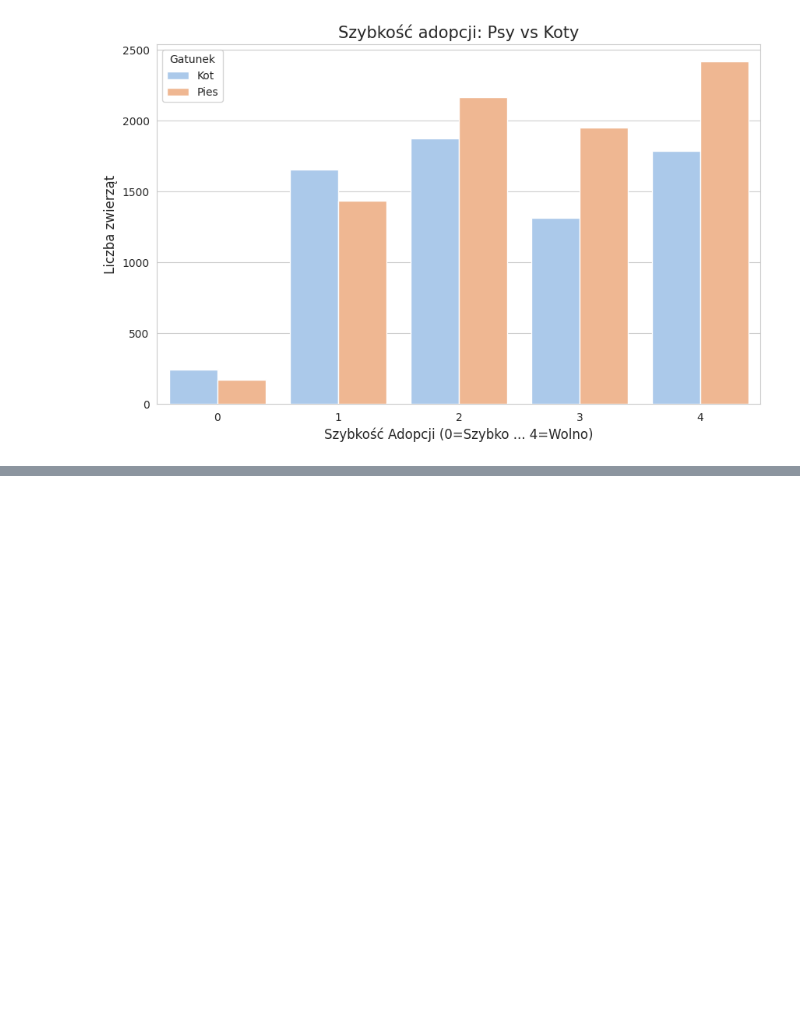
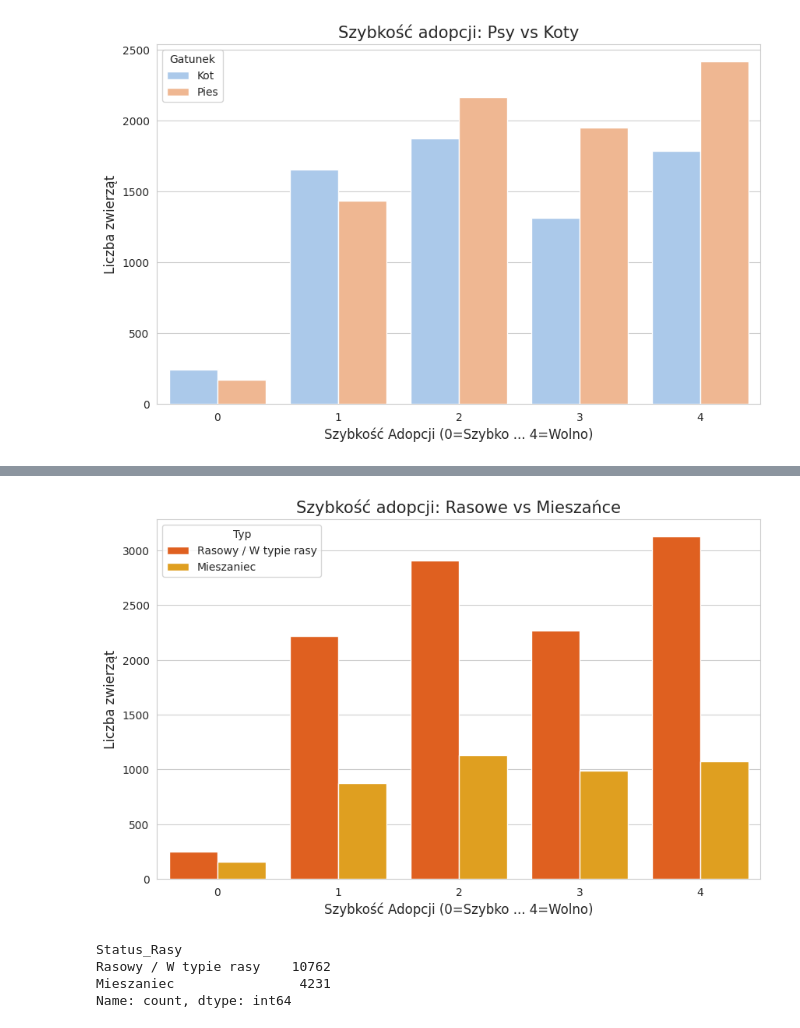
Before and after one commit to trozmarynowski/Projekt-Zaliczeniony-Merito, a Jupyter notebook: Untitled85.ipynb, the cells around one changed output, grey strips where cells are left out. Cells and saved outputs as stored; diff of their text form; code cells hidden in the pictures; blank space fills up the shorter version.

```diff
--- a/Untitled85.ipynb
+++ b/Untitled85.ipynb
@@ -111,0 +164,28 @@ plt.show()
+# %%
+# --- ANALIZA: RASOWY CZY MIESZANIEC? ---
+# Sprawdzam, czy zwierzęta rasowe (z jedną rasą) znajdują dom szybciej niż mieszańce.
+# Logika: Jeśli Breed2 == 0, to znaczy, że zwierzę ma zdefiniowaną tylko jedną rasę.
+
+# Tworzę nową kolumnę tekstową do wykresu
+df['Status_Rasy'] = df['Breed2'].apply(lambda x: 'Rasowy / W typie rasy' if x == 0 else 'Mieszaniec')
+
+plt.figure(figsize=(10, 6))
+
+# Rysuję wykres
+ax = sns.countplot(x='AdoptionSpeed', hue='Status_Rasy', data=df, palette='autumn')
+
+plt.title('Szybkość adopcji: Rasowe vs Mieszańce', fontsize=15)
+plt.xlabel('Szybkość Adopcji (0=Szybko ... 4=Wolno)', fontsize=12)
+plt.ylabel('Liczba zwierząt', fontsize=12)
+plt.legend(title='Typ')
+
+plt.show()
+
+# Wyświetlam też liczby, żeby mieć pewność
+print(df['Status_Rasy'].value_counts())
+# %% [output]
+[figure, added]
+Status_Rasy
+Rasowy / W typie rasy    10762
+Mieszaniec                4231
+Name: count, dtype: int64
```
Also changed, not shown: parts of 3 cells of this notebook.
